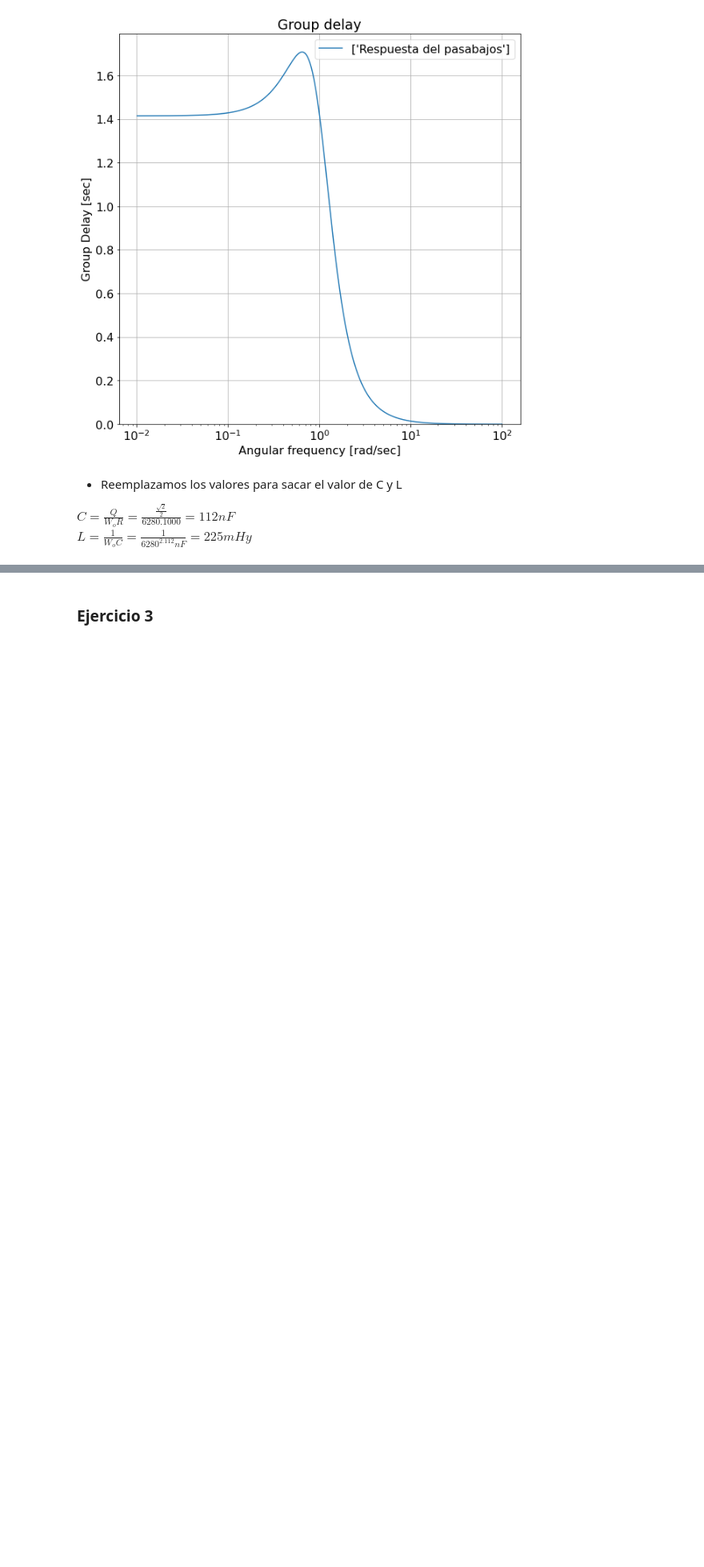
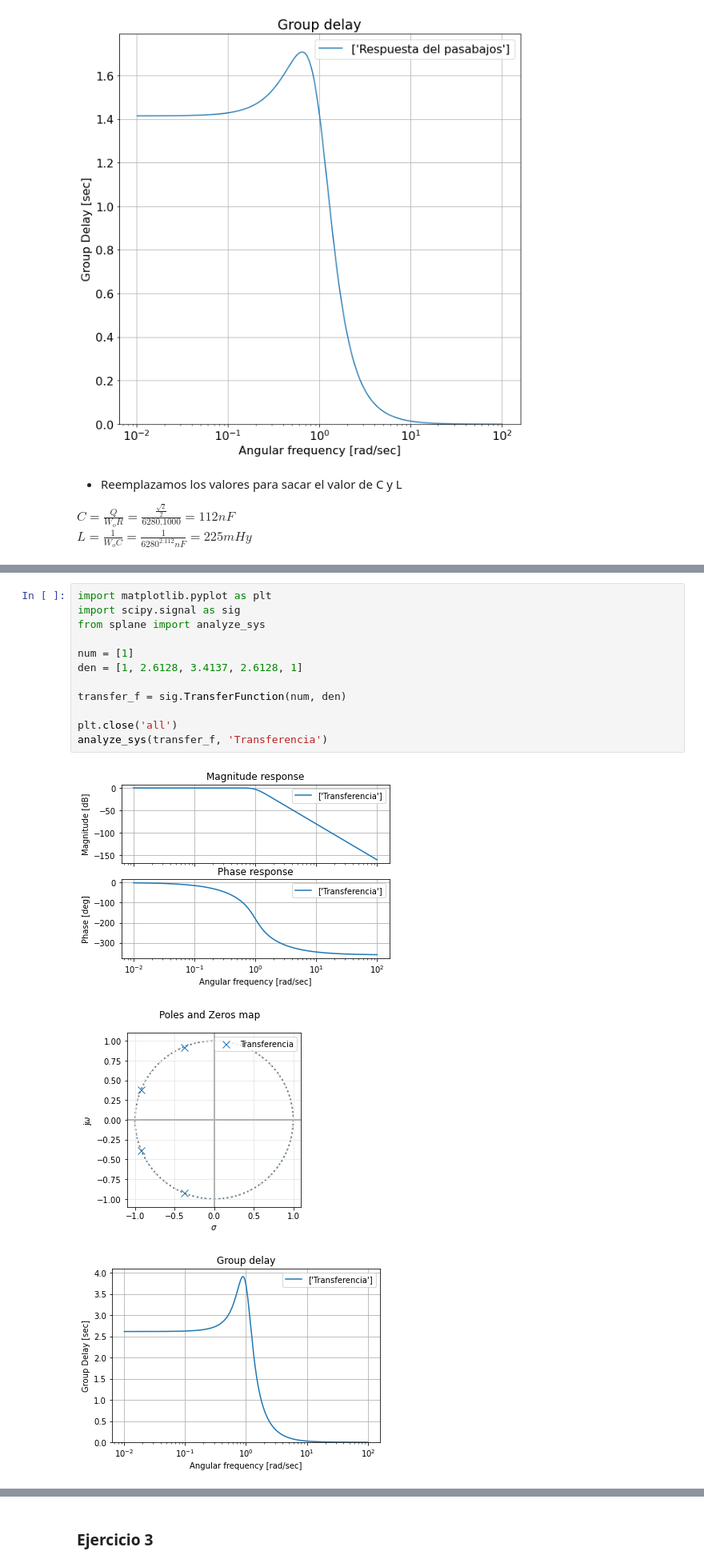
Before and after one commit to mpmarfisi/TC2-G2, a Jupyter notebook: TP2/TP2.ipynb, the cells around one changed output, grey strips where cells are left out. Shown at 80% size. Cells and saved outputs as stored; diff of their text form; blank space fills up the shorter version.

```diff
--- a/TP2/TP2.ipynb
+++ b/TP2/TP2.ipynb
@@ -49,0 +153,16 @@ $L = \frac{1}{W_oC}=\frac{1}{{6280}^2.112nF}=225mHy$
+# %%
+import matplotlib.pyplot as plt
+import scipy.signal as sig
+from splane import analyze_sys
+
+num = [1]
+den = [1, 2.6128, 3.4137, 2.6128, 1]
+
+transfer_f = sig.TransferFunction(num, den)
+
+plt.close('all')
+analyze_sys(transfer_f, 'Transferencia')
+# %% [output]
+[figure, added]
+[figure, added]
+[figure, added]
```
Also changed, not shown: parts of 33 cells of this notebook.
